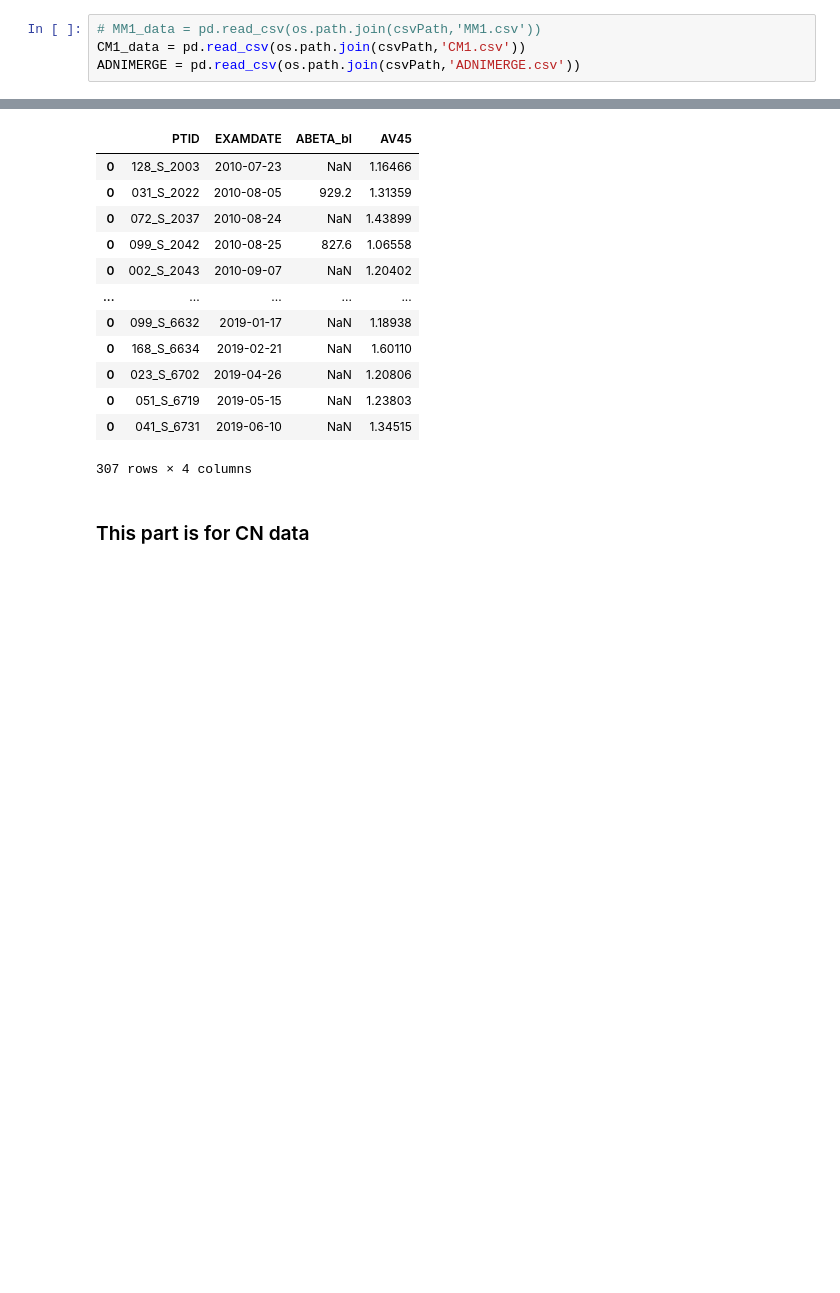
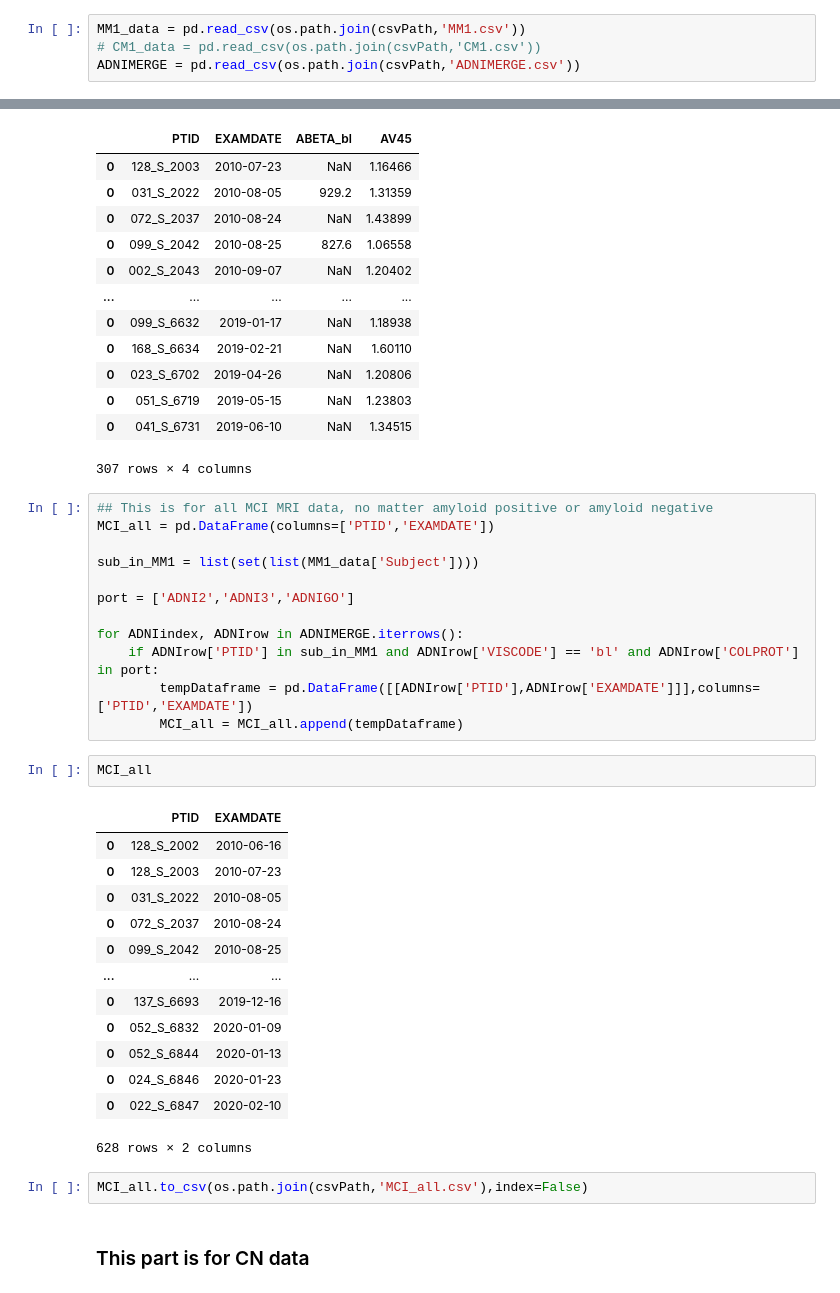
Before and after one commit to ulysses1881826/neuroScript, a Jupyter notebook: makeSpecificPeopleCSV.ipynb, the cells around one changed output, grey strips where cells are left out. Cells and saved outputs as stored; diff of their text form; blank space fills up the shorter version.

Commit message:
modify for all subject

```diff
--- a/makeSpecificPeopleCSV.ipynb
+++ b/makeSpecificPeopleCSV.ipynb
@@ -19,8 +19,8 @@ extractVolumesForSubtypes.ipynb
 # %%
 csvPath = "/home/ubuntu/Desktop/ADNI_MRI_Image/csvFiles"
 # %%
-# MM1_data = pd.read_csv(os.path.join(csvPath,'MM1.csv'))
-CM1_data = pd.read_csv(os.path.join(csvPath,'CM1.csv'))
+MM1_data = pd.read_csv(os.path.join(csvPath,'MM1.csv'))
+# CM1_data = pd.read_csv(os.path.join(csvPath,'CM1.csv'))
 ADNIMERGE = pd.read_csv(os.path.join(csvPath,'ADNIMERGE.csv'))
 # %%
 MM1_data
@@ -108,6 +105,36 @@ MCI_amyloid_pos
 | 0 | 051_S_6719 | 2019-05-15 | NaN | 1.23803 |
 | 0 | 041_S_6731 | 2019-06-10 | NaN | 1.34515 |
 307 rows × 4 columns
+# %%
+## This is for all MCI MRI data, no matter amyloid positive or amyloid negative
+MCI_all = pd.DataFrame(columns=['PTID','EXAMDATE'])
+
+sub_in_MM1 = list(set(list(MM1_data['Subject'])))
+
+port = ['ADNI2','ADNI3','ADNIGO']
+
+for ADNIindex, ADNIrow in ADNIMERGE.iterrows():
+    if ADNIrow['PTID'] in sub_in_MM1 and ADNIrow['VISCODE'] == 'bl' and ADNIrow['COLPROT'] in port:
+        tempDataframe = pd.DataFrame([[ADNIrow['PTID'],ADNIrow['EXAMDATE']]],columns=['PTID','EXAMDATE'])
+        MCI_all = MCI_all.append(tempDataframe)
+# %%
+MCI_all
+# %% [output]
+|  | PTID | EXAMDATE |
+| 0 | 128_S_2002 | 2010-06-16 |
+| 0 | 128_S_2003 | 2010-07-23 |
+| 0 | 031_S_2022 | 2010-08-05 |
+| 0 | 072_S_2037 | 2010-08-24 |
+| 0 | 099_S_2042 | 2010-08-25 |
+| ... | ... | ... |
+| 0 | 137_S_6693 | 2019-12-16 |
+| 0 | 052_S_6832 | 2020-01-09 |
+| 0 | 052_S_6844 | 2020-01-13 |
+| 0 | 024_S_6846 | 2020-01-23 |
+| 0 | 022_S_6847 | 2020-02-10 |
+628 rows × 2 columns
+# %%
+MCI_all.to_csv(os.path.join(csvPath,'MCI_all.csv'),index=False)
 # %% [markdown]
 ### This part is for CN data
 # %%
```
Also changed, not shown: parts of 6 cells of this notebook, 2 other files.
